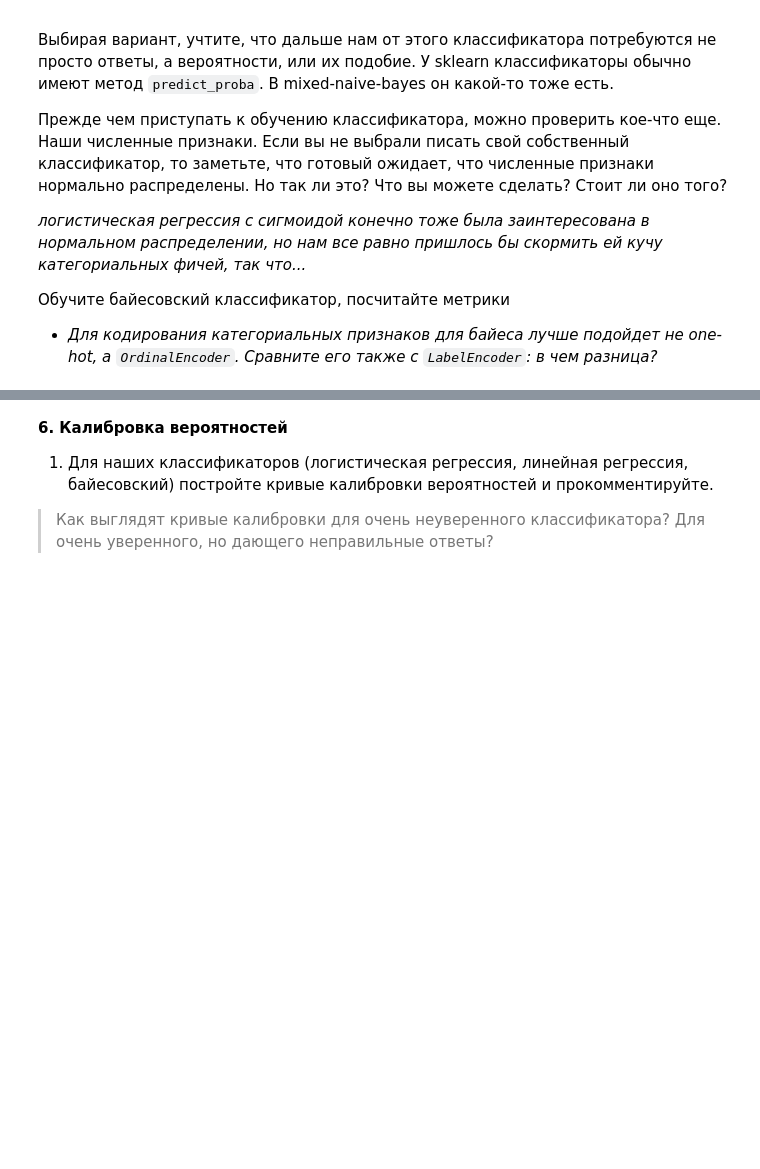
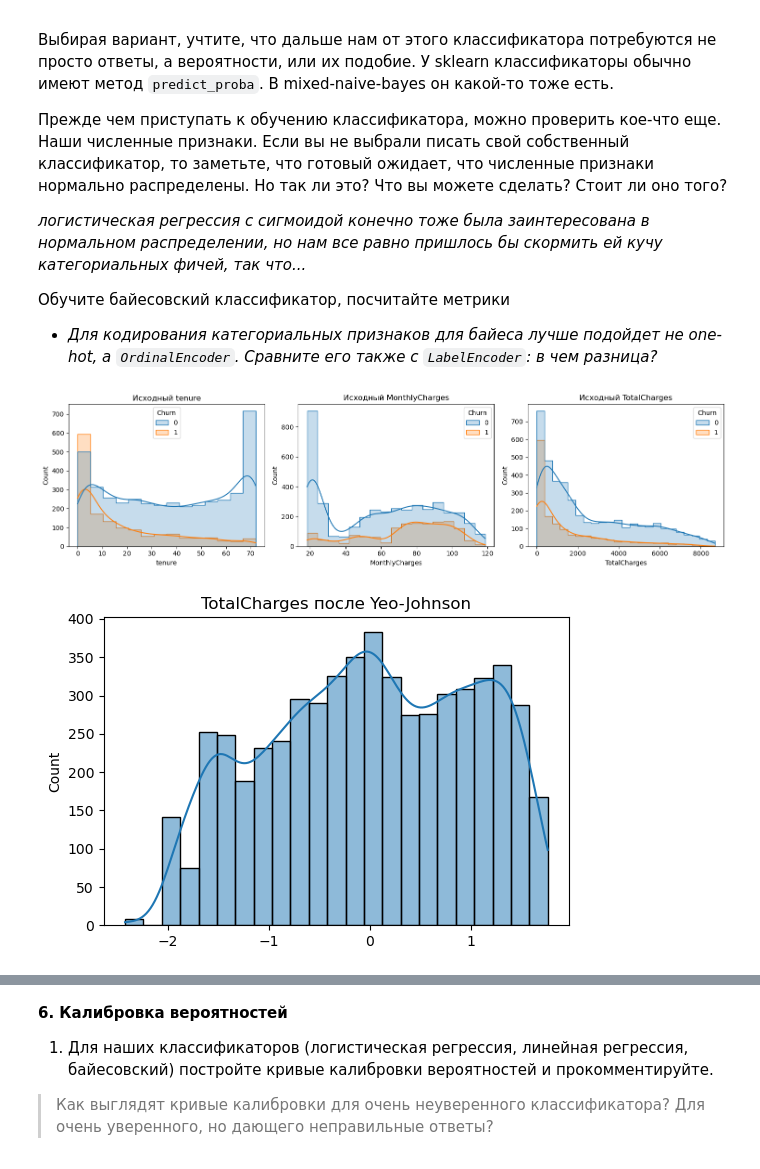
Before and after one commit to Amdronm/bsu-ml, a Jupyter notebook: lab3/LB3_template.ipynb, the cells around one changed output, grey strips where cells are left out. Saved outputs shown, nothing was run; the diff lists cells and outputs as text; code cells hidden in the pictures; blank space fills up the shorter version.

```diff
--- a/lab3/LB3_template.ipynb
+++ b/lab3/LB3_template.ipynb
@@ -652,3 +813,28 @@ grid = GridSearchCV(base_classifier, param_grid={...}, scoring=fb, cv=3)
 Обучите байесовский классификатор, посчитайте метрики
 
 - *Для кодирования категориальных признаков для байеса лучше подойдет не one-hot, а `OrdinalEncoder`. Сравните его также с `LabelEncoder`: в чем разница?*
+# %%
+from sklearn.preprocessing import PowerTransformer
+
+num_cols = ["tenure", "MonthlyCharges", "TotalCharges"]
+
+plt.figure(figsize=(15, 4))
+for i, col in enumerate(num_cols):
+    plt.subplot(1, 3, i + 1)
+    sns.histplot(data=train, x=col, hue="Churn", kde=True, element="step")
+    plt.title(f"Исходный {col}")
+plt.tight_layout()
+plt.show()
+
+pt = PowerTransformer(method="yeo-johnson")
+
+X_train_num_trans = pt.fit_transform(train[num_cols])
+X_test_num_trans = pt.transform(test[num_cols])
+
+plt.figure(figsize=(6, 4))
+sns.histplot(X_train_num_trans[:, 2], kde=True)
+plt.title("TotalCharges после Yeo-Johnson")
+plt.show()
+# %% [output]
+[figure, added]
+[figure, added]
```
Also changed, not shown: parts of 11 cells of this notebook, 1 other file.
